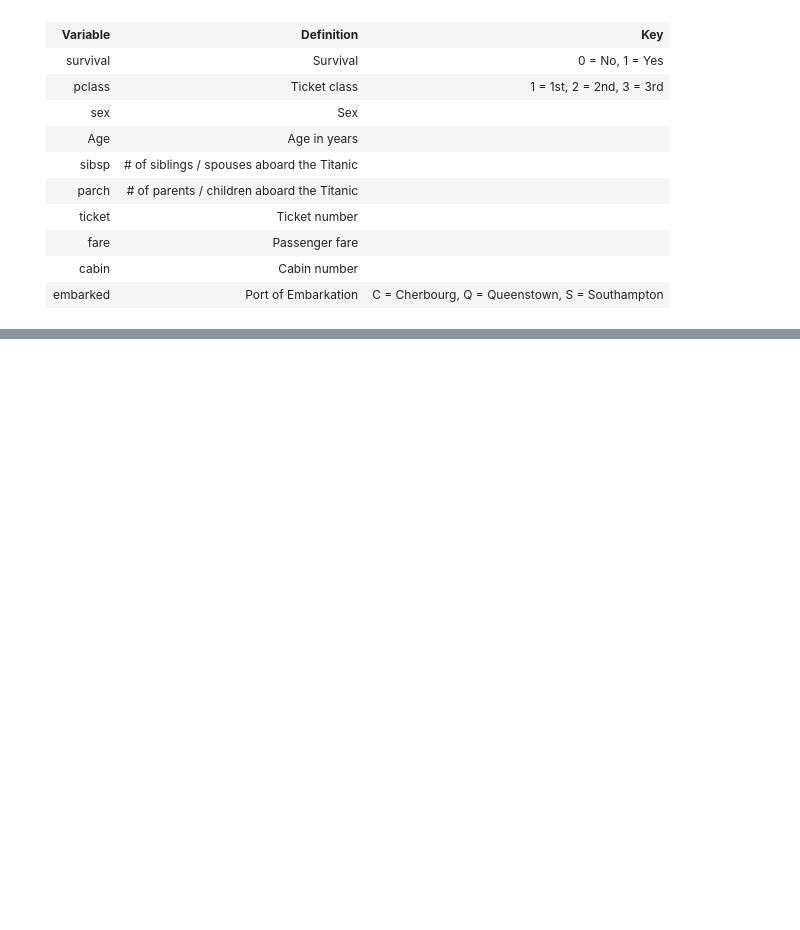
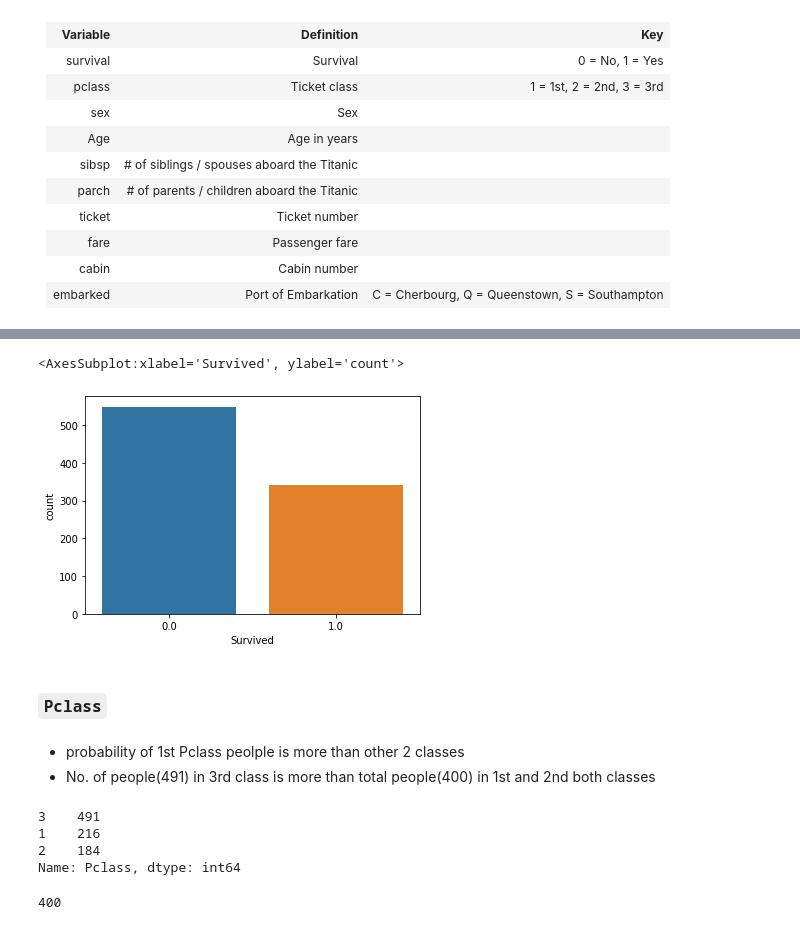
Before and after one commit to KulwinderKaur17/Portfolio, a Jupyter notebook: Titanic/eda.ipynb, the cells around one changed output, grey strips where cells are left out. Drawn from its saved outputs; the diff is of its cells as text; code cells hidden in the pictures; blank space fills up the shorter version.

```diff
--- a/Titanic/eda.ipynb
+++ b/Titanic/eda.ipynb
@@ -185,0 +185,21 @@ Name: Cabin, Length: 147, dtype: int64
+# %%
+sns.countplot(x='Survived', data=td)
+# %% [output]
+<AxesSubplot:xlabel='Survived', ylabel='count'>
+[figure, added]
+# %% [markdown]
+### `Pclass`
+# %% [markdown]
+- probability of 1st Pclass peolple is more than other 2 classes
+- No. of people(491) in 3rd class is more than total people(400) in 1st and 2nd both classes
+# %%
+trd['Pclass'].value_counts()
+# %% [output]
+3    491
+1    216
+2    184
+Name: Pclass, dtype: int64
+# %%
+216+184
+# %% [output]
+400
```
Also changed, not shown: parts of 120 cells of this notebook, 34 other files.
